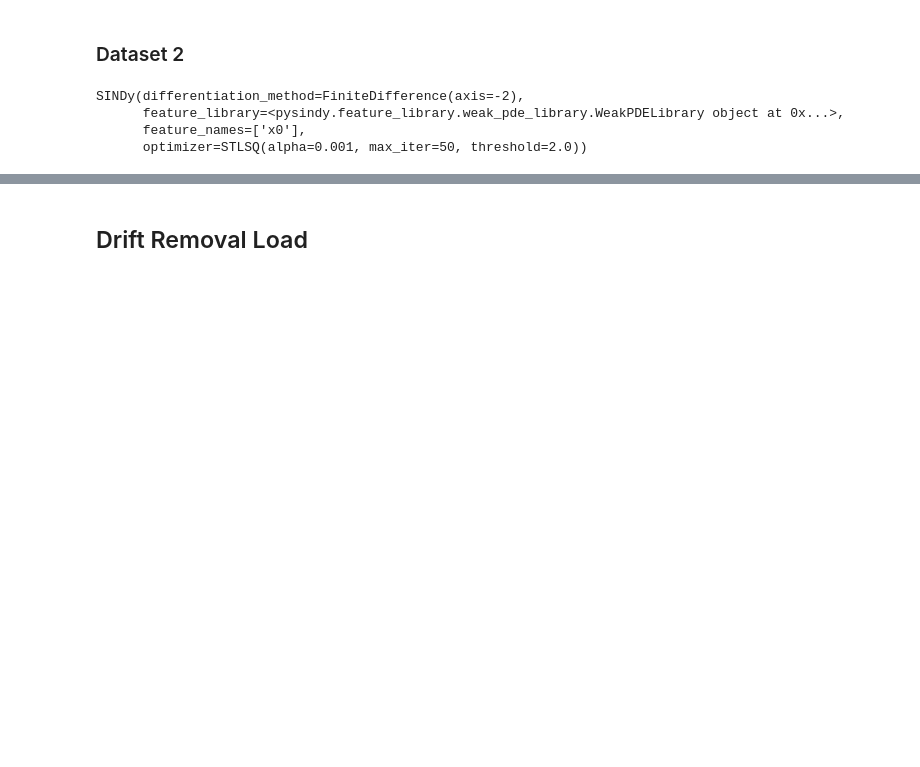
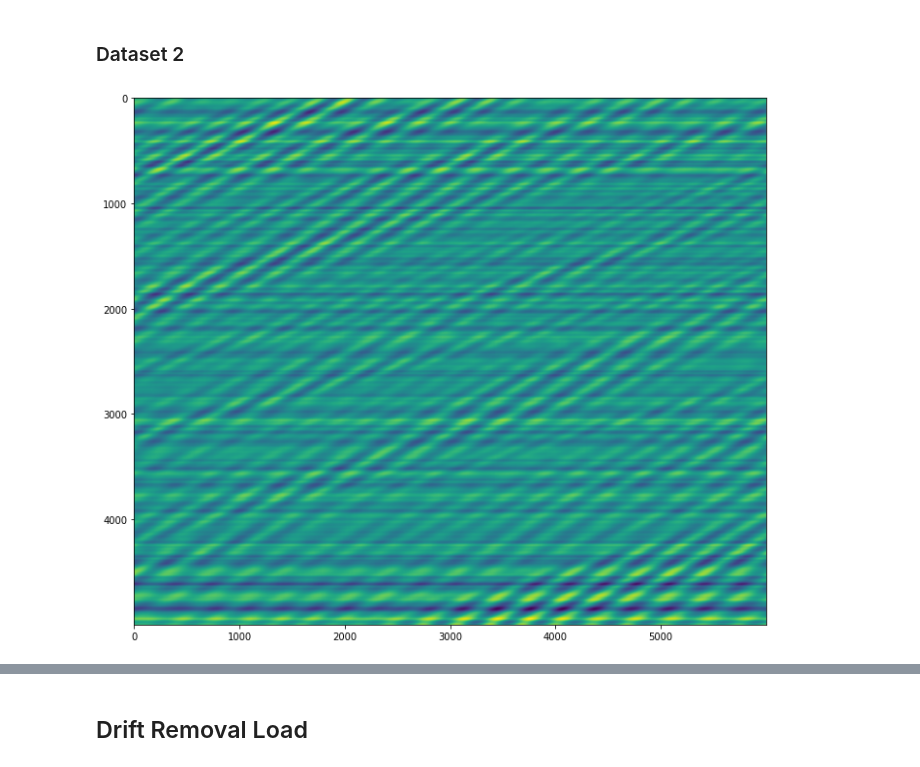
Before and after one commit to Laurd11/sindy-das-new, a Jupyter notebook: fall_2023.ipynb, the cells around one changed output, grey strips where cells are left out. Drawn from its saved outputs; the diff is of its cells as text; code cells hidden in the pictures; blank space fills up the shorter version.

```diff
--- a/fall_2023.ipynb
+++ b/fall_2023.ipynb
@@ -388,16 +324,17 @@ for q in np.arange(10,15):
 # working_dat = ((2*np.pi)/2**16)*((1550.12 * 1e-9)/(0.78 * 4 * np.pi * n * L))*working_dat[:,::10]
 working_dat = working_dat/(np.std(working_dat))
 working_dat = working_dat.reshape(working_dat.shape[0],working_dat.shape[1],1)
+# %%
+plt.figure(figsize=(12,10))
+plt.imshow(working_dat[:,:,0])
+plt.show()
+# %% [output]
+[figure, added]
 # %%
-thresh = 2.
-optimizer = ps.STLSQ(threshold=thresh, alpha=0.001, max_iter=50)
+thresh = 1.
+optimizer = ps.STLSQ(threshold=thresh, alpha=0.001, max_iter=100)
 model = ps.SINDy(feature_library=pde_lib, optimizer=optimizer)
 model.fit(working_dat, t=dt,ensemble=True)
-# %% [output]
-SINDy(differentiation_method=FiniteDifference(axis=-2),
-      feature_library=<pysindy.feature_library.weak_pde_library.WeakPDELibrary object at 0x...>,
-      feature_names=['x0'],
-      optimizer=STLSQ(alpha=0.001, max_iter=50, threshold=2.0))
 # %%
 print("Ensemble STLSQ with Threshold "+str(thresh))
 model.print()
```
Also changed, not shown: parts of 99 cells of this notebook, 1 other file.
